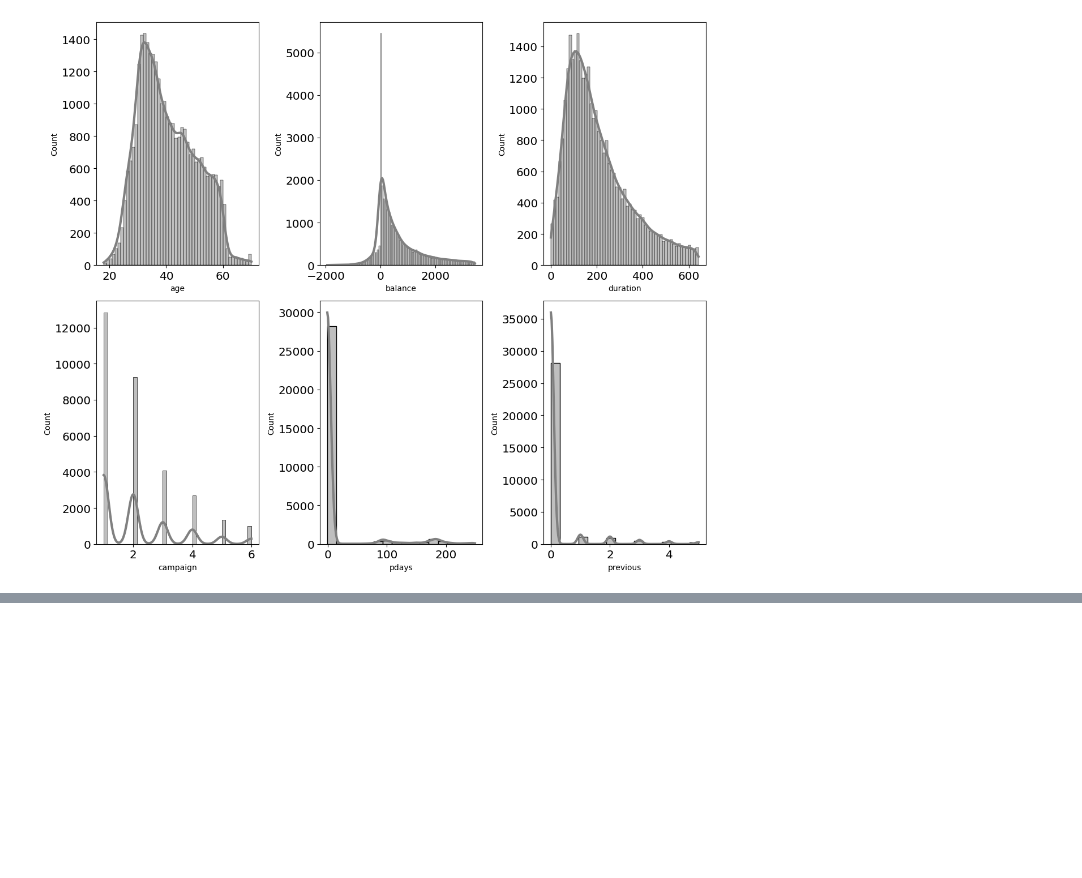
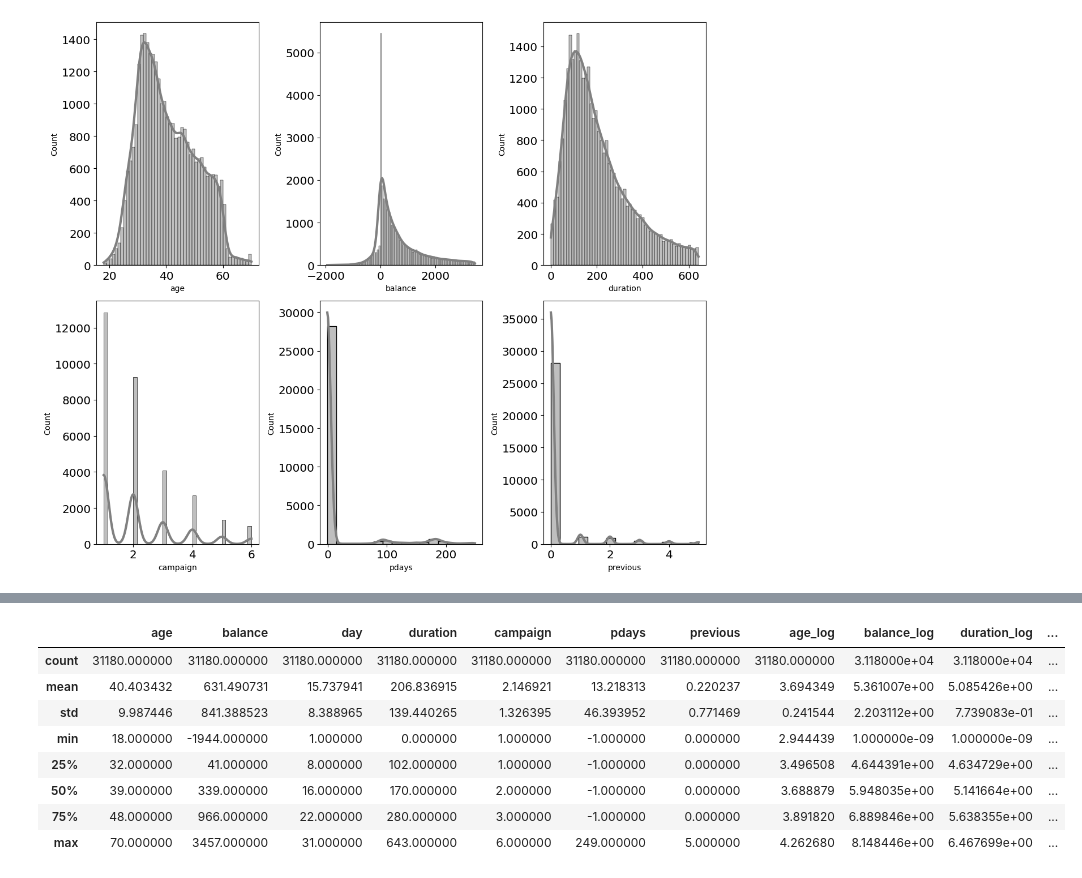
Before and after one commit to rendybk/finpro_model_masetros, a Jupyter notebook: Finpro_Phase_1.ipynb, the cells around one changed output, grey strips where cells are left out. Drawn from its saved outputs; the diff is of its cells as text; code cells hidden in the pictures; blank space fills up the shorter version.

```diff
--- a/Finpro_Phase_1.ipynb
+++ b/Finpro_Phase_1.ipynb
@@ -297,0 +318,12 @@ plt.show()
+# %%
+data.describe()
+# %% [output]
+|  | age | balance | day | duration | campaign | pdays | previous | age_log | balance_log | duration_log | ... |
+| count | 31180.000000 | 31180.000000 | 31180.000000 | 31180.000000 | 31180.000000 | 31180.000000 | 31180.000000 | 31180.000000 | 3.118000e+04 | 3.118000e+04 | ... |
+| mean | 40.403432 | 631.490731 | 15.737941 | 206.836915 | 2.146921 | 13.218313 | 0.220237 | 3.694349 | 5.361007e+00 | 5.085426e+00 | ... |
+| std | 9.987446 | 841.388523 | 8.388965 | 139.440265 | 1.326395 | 46.393952 | 0.771469 | 0.241544 | 2.203112e+00 | 7.739083e-01 | ... |
+| min | 18.000000 | -1944.000000 | 1.000000 | 0.000000 | 1.000000 | -1.000000 | 0.000000 | 2.944439 | 1.000000e-09 | 1.000000e-09 | ... |
+| 25% | 32.000000 | 41.000000 | 8.000000 | 102.000000 | 1.000000 | -1.000000 | 0.000000 | 3.496508 | 4.644391e+00 | 4.634729e+00 | ... |
+| 50% | 39.000000 | 339.000000 | 16.000000 | 170.000000 | 2.000000 | -1.000000 | 0.000000 | 3.688879 | 5.948035e+00 | 5.141664e+00 | ... |
+| 75% | 48.000000 | 966.000000 | 22.000000 | 280.000000 | 3.000000 | -1.000000 | 0.000000 | 3.891820 | 6.889846e+00 | 5.638355e+00 | ... |
+| max | 70.000000 | 3457.000000 | 31.000000 | 643.000000 | 6.000000 | 249.000000 | 5.000000 | 4.262680 | 8.148446e+00 | 6.467699e+00 | ... |
```
Also changed, not shown: parts of 3 cells of this notebook.
